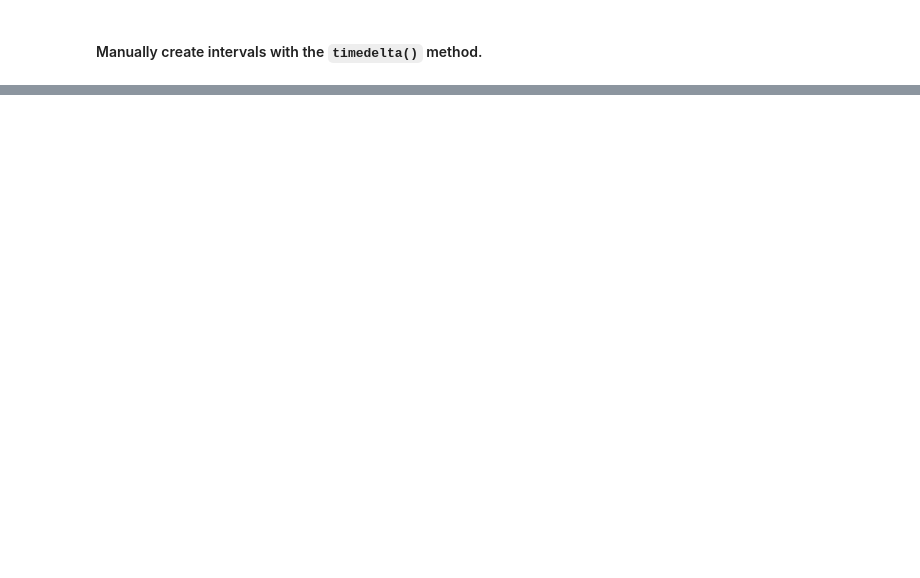
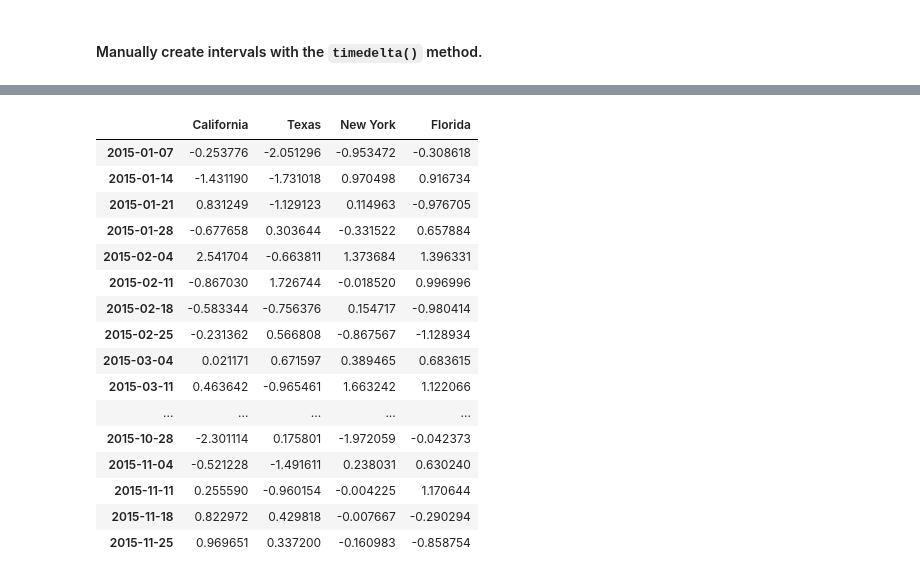
Before and after one commit to cvanderbush/time_series, a Jupyter notebook: time_series.ipynb, the cells around one changed output, grey strips where cells are left out. Saved outputs shown, nothing was run; the diff lists cells and outputs as text; code cells hidden in the pictures; blank space fills up the shorter version.

```diff
--- a/time_series.ipynb
+++ b/time_series.ipynb
@@ -162,0 +585,20 @@ datetime.datetime(2017, 7, 13, 0, 0)
+# %%
+long_df['2015']
+# %% [output]
+|  | California | Texas | New York | Florida |
+| 2015-01-07 | -0.253776 | -2.051296 | -0.953472 | -0.308618 |
+| 2015-01-14 | -1.431190 | -1.731018 | 0.970498 | 0.916734 |
+| 2015-01-21 | 0.831249 | -1.129123 | 0.114963 | -0.976705 |
+| 2015-01-28 | -0.677658 | 0.303644 | -0.331522 | 0.657884 |
+| 2015-02-04 | 2.541704 | -0.663811 | 1.373684 | 1.396331 |
+| 2015-02-11 | -0.867030 | 1.726744 | -0.018520 | 0.996996 |
+| 2015-02-18 | -0.583344 | -0.756376 | 0.154717 | -0.980414 |
+| 2015-02-25 | -0.231362 | 0.566808 | -0.867567 | -1.128934 |
+| 2015-03-04 | 0.021171 | 0.671597 | 0.389465 | 0.683615 |
+| 2015-03-11 | 0.463642 | -0.965461 | 1.663242 | 1.122066 |
+| ... | ... | ... | ... | ... |
+| 2015-10-28 | -2.301114 | 0.175801 | -1.972059 | -0.042373 |
+| 2015-11-04 | -0.521228 | -1.491611 | 0.238031 | 0.630240 |
+| 2015-11-11 | 0.255590 | -0.960154 | -0.004225 | 1.170644 |
+| 2015-11-18 | 0.822972 | 0.429818 | -0.007667 | -0.290294 |
+| 2015-11-25 | 0.969651 | 0.337200 | -0.160983 | -0.858754 |
```
Also changed, not shown: parts of 108 cells of this notebook.
